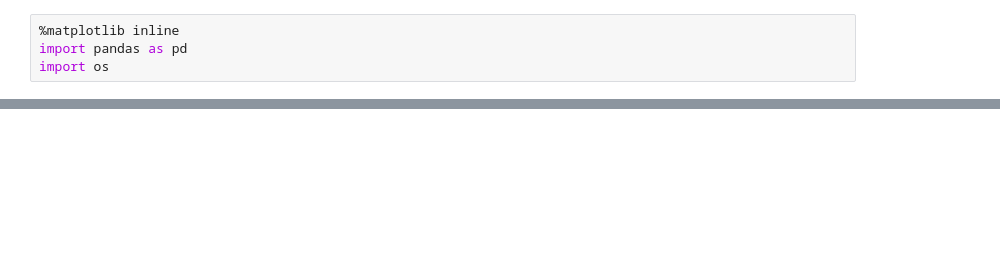
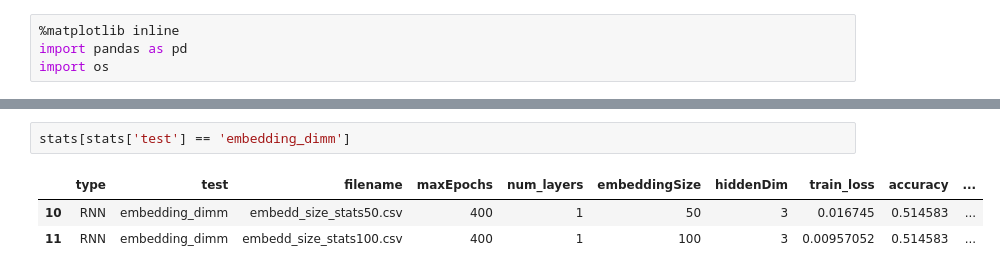
Before and after one commit to ac4649/datalogue_challenge, a Jupyter notebook: runStatsViewer.ipynb, the cells around one changed output, grey strips where cells are left out. Cells and saved outputs as stored; diff of their text form; blank space fills up the shorter version.

```diff
--- a/runStatsViewer.ipynb
+++ b/runStatsViewer.ipynb
@@ -116,3 +98,9 @@ stats
+# %%
+stats[stats['test'] == 'embedding_dimm']
+# %% [output]
+|  | type | test | filename | maxEpochs | num_layers | embeddingSize | hiddenDim | train_loss | accuracy | ... |
+| 10 | RNN | embedding_dimm | embedd_size_stats50.csv | 400 | 1 | 50 | 3 | 0.016745 | 0.514583 | ... |
+| 11 | RNN | embedding_dimm | embedd_size_stats100.csv | 400 | 1 | 100 | 3 | 0.00957052 | 0.514583 | ... |
 # %%
 # plt = stats[stats['test'] == 'sum']['truePos'].plot() # create sub-plots for
 # stats.groupby('test').plot(x='n_estimators',y=['truePos','falsePos'])
```
Also changed, not shown: parts of 3 cells of this notebook, 19 other files.
